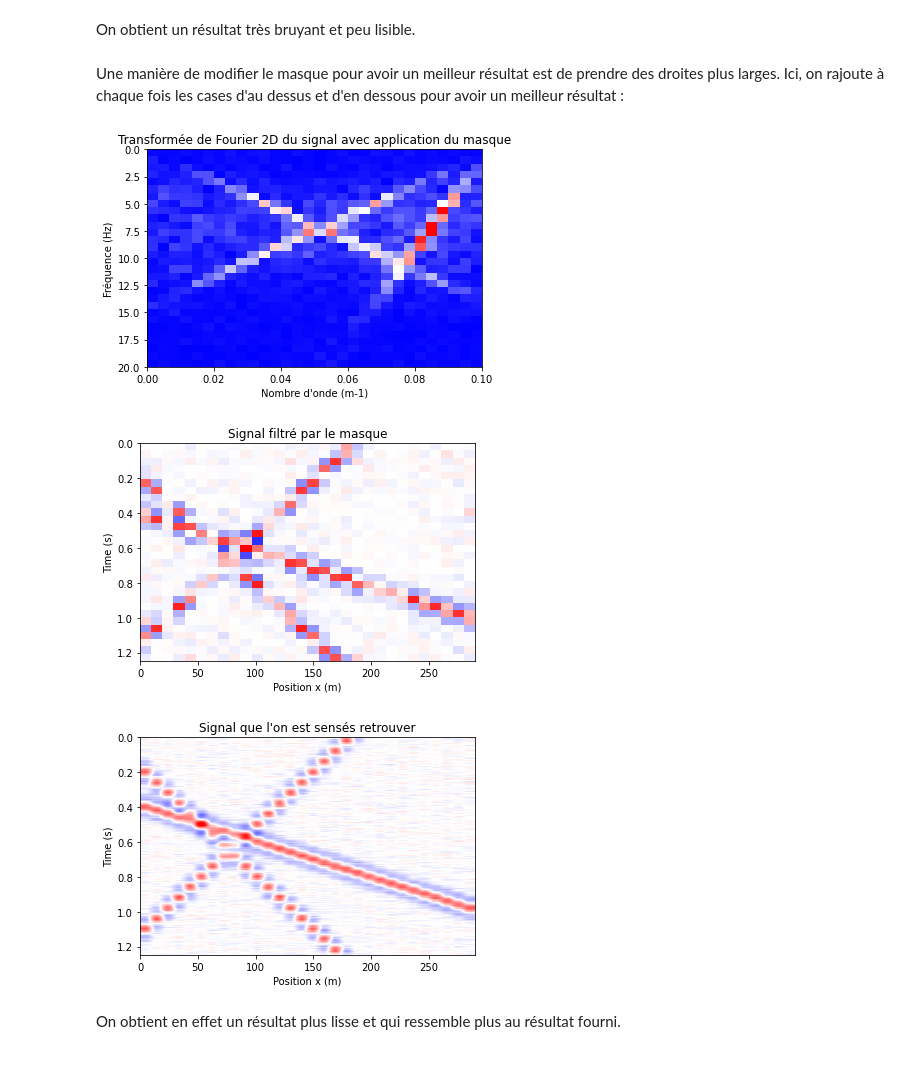
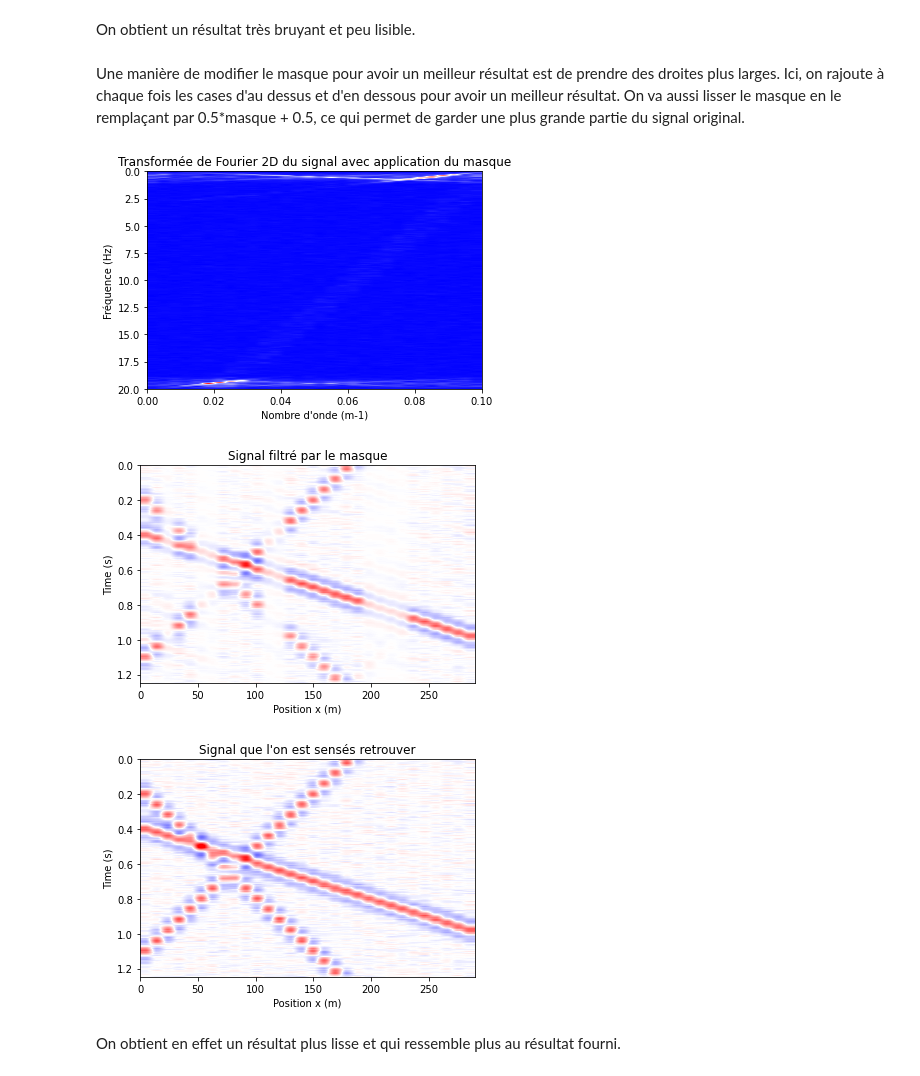
Before and after one commit to AlexiaALLAL/Mini-projet-traitement-signal-Alexia-Joris, a Jupyter notebook: mini_projet_groupe3.ipynb, the cells around one changed output. Saved outputs shown, nothing was run; the diff lists cells and outputs as text; code cells hidden in the pictures.

Commit message:
graphique

```diff
--- a/mini_projet_groupe3.ipynb
+++ b/mini_projet_groupe3.ipynb
@@ -474,8 +474,9 @@ Le masque correspond bien à la transformée de Fourier
 ## Application du masque et analyse des résultats
 Appliquer le masque (sur les données après transformée de Fourier 2d, sans prendre le module des valeurs), puis appliquer la transformée de Fourier inverse. Commenter les résultats (comparaison à la fois dans les domaines $(t,x)$ et $(f,k_x)$. Si nécessaire, revenir à la question précédente pour changer le masque et avoir une meilleure interpolation des données. Expliquer ces changements. Discuter de l'importance du masque.
 # %%
-ft=np.fft.fft2(gpanel)[:30]
+ft=np.fft.fft2(gpanel)
 masque=construction_masque(abs(ft),5000,-5,5)
+masque=0.7*masque+0.3
 ft=ft*masque
 
 plt.imshow(abs(ft),extent=[0,1/dx,fmax,0], aspect='auto')
@@ -507,7 +508,7 @@ plt.show()
 # %% [markdown]
 On obtient un résultat très bruyant et peu lisible.
 # %% [markdown]
-Une manière de modifier le masque pour avoir un meilleur résultat est de prendre des droites plus larges. Ici, on rajoute à chaque fois les cases d'au dessus et d'en dessous pour avoir un meilleur résultat :
+Une manière de modifier le masque pour avoir un meilleur résultat est de prendre des droites plus larges. Ici, on rajoute à chaque fois les cases d'au dessus et d'en dessous pour avoir un meilleur résultat. On va aussi lisser le masque en le remplaçant par 0.5*masque + 0.5, ce qui permet de garder une plus grande partie du signal original.
 # %%
 def construction_masque_large(ft,n,amin,amax):
     a1,a2,a3=selection_3_max(ft,n,amin,amax)
@@ -522,36 +523,36 @@ def construction_masque_large(ft,n,amin,amax):
             i+=1
     return masque
 
 
-ft=np.fft.fft2(gpanel)[:30]
+ft=np.fft.fft2(gpanel)
 masque=construction_masque_large(abs(ft),5000,-5,5)
 masque=0.5*masque+0.5
 ft=ft*masque
 plt.imshow(abs(ft),extent=[0,1/dx,fmax,0], aspect='auto')
 plt.xlabel("Nombre d'onde (m-1)")
 plt.ylabel("Fréquence (Hz)")
 plt.title("Transformée de Fourier 2D du signal avec application du masque")
 plt.show()
 
 new_panel=np.fft.ifft2(ft).real
 vmax = np.max(np.abs(new_panel))
 plt.imshow(new_panel,extent=[ax[0],ax[-1],at[-1],at[0]],aspect='auto')
 plt.title('Signal filtré par le masque')
 plt.ylabel("Time (s)")
 plt.xlabel("Position x (m)")
 plt.clim([-vmax,vmax])
 plt.show()
 
 vmax = np.max(np.abs(gpanel))
 plt.imshow(panel_dense,extent=[ax[0],ax[-1],at[-1],at[0]],aspect='auto')
 plt.title("Signal que l'on est sensés retrouver")
 plt.ylabel("Time (s)")
 plt.xlabel("Position x (m)")
 plt.clim([-vmax,vmax])
 plt.show()
 # %% [output]
-[figure, old version]
+[figure, new version]
-[figure, old version]
+[figure, new version]
 [figure]
 # %% [markdown]
 On obtient en effet un résultat plus lisse et qui ressemble plus au résultat fourni.
```
Also changed, not shown: parts of 5 cells of this notebook.
